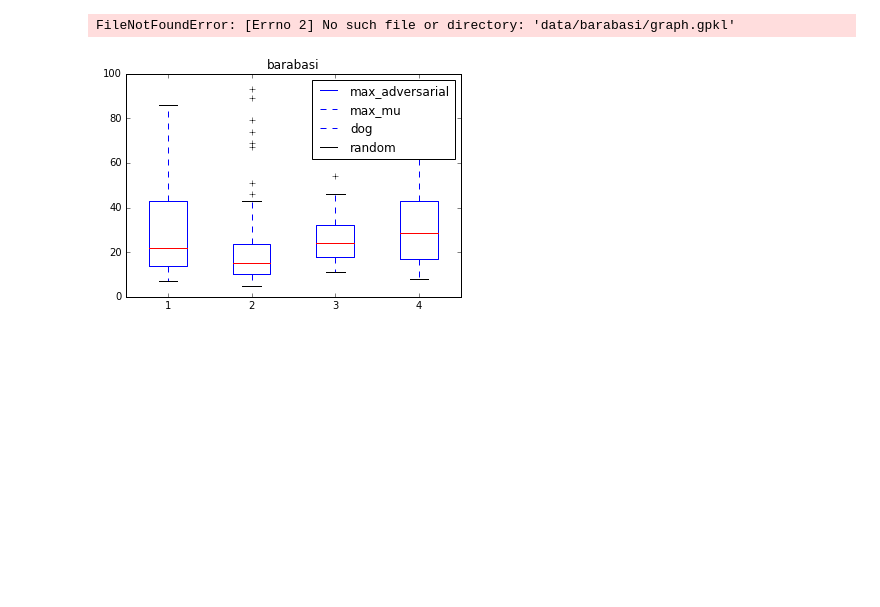
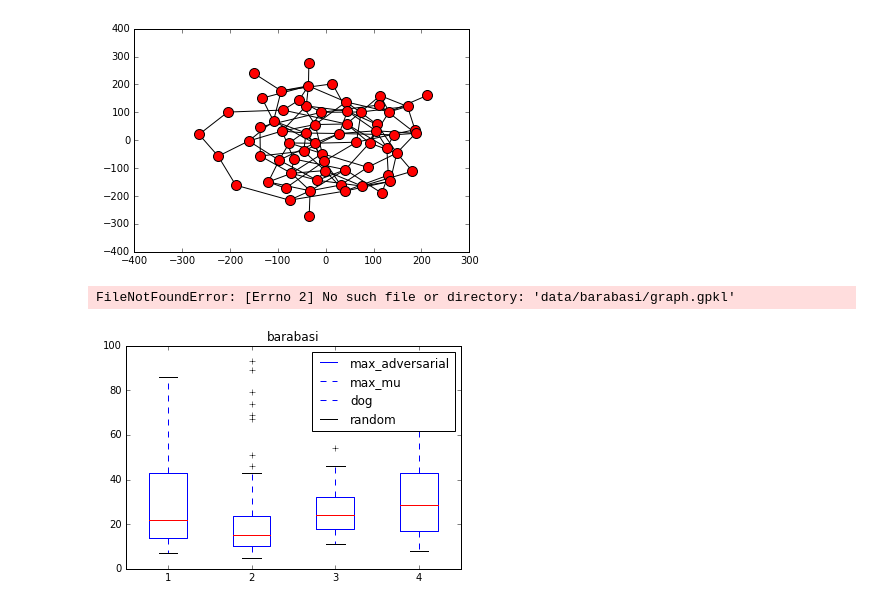
Before and after one commit to xiaohan2012/active-infection-source-finding, a Jupyter notebook: multiplicative_weight_update.ipynb, the cells around one changed output. Drawn from its saved outputs; the diff is of its cells as text; code cells hidden in the pictures; blank space fills up the shorter version.

```diff
--- a/multiplicative_weight_update.ipynb
+++ b/multiplicative_weight_update.ipynb
@@ -22,3 +28,12 @@ from synthetic_data import (load_data_by_gtype, GRID, KRONECKER_HIER, KRONECKER_
+# %%
+g = load_data_by_gtype('kr-hier', '2-6')[0]
+# pos = nx.graphviz(g)
+from networkx.drawing.nx_agraph import graphviz_layout
+pos = graphviz_layout(g)
+nx.draw_networkx(g, pos=pos, with_labels=False, node_size=100)
+# nx.draw_networkx(g, pos, with_labels=False)
+# %% [output]
+[figure, added]
 # %%
 gtype = BARABASI
 g, s2n_probas, node2id, id2node = load_data_by_gtype(gtype)
```
Also changed, not shown: parts of 1 cell of this notebook, 7 other files.
